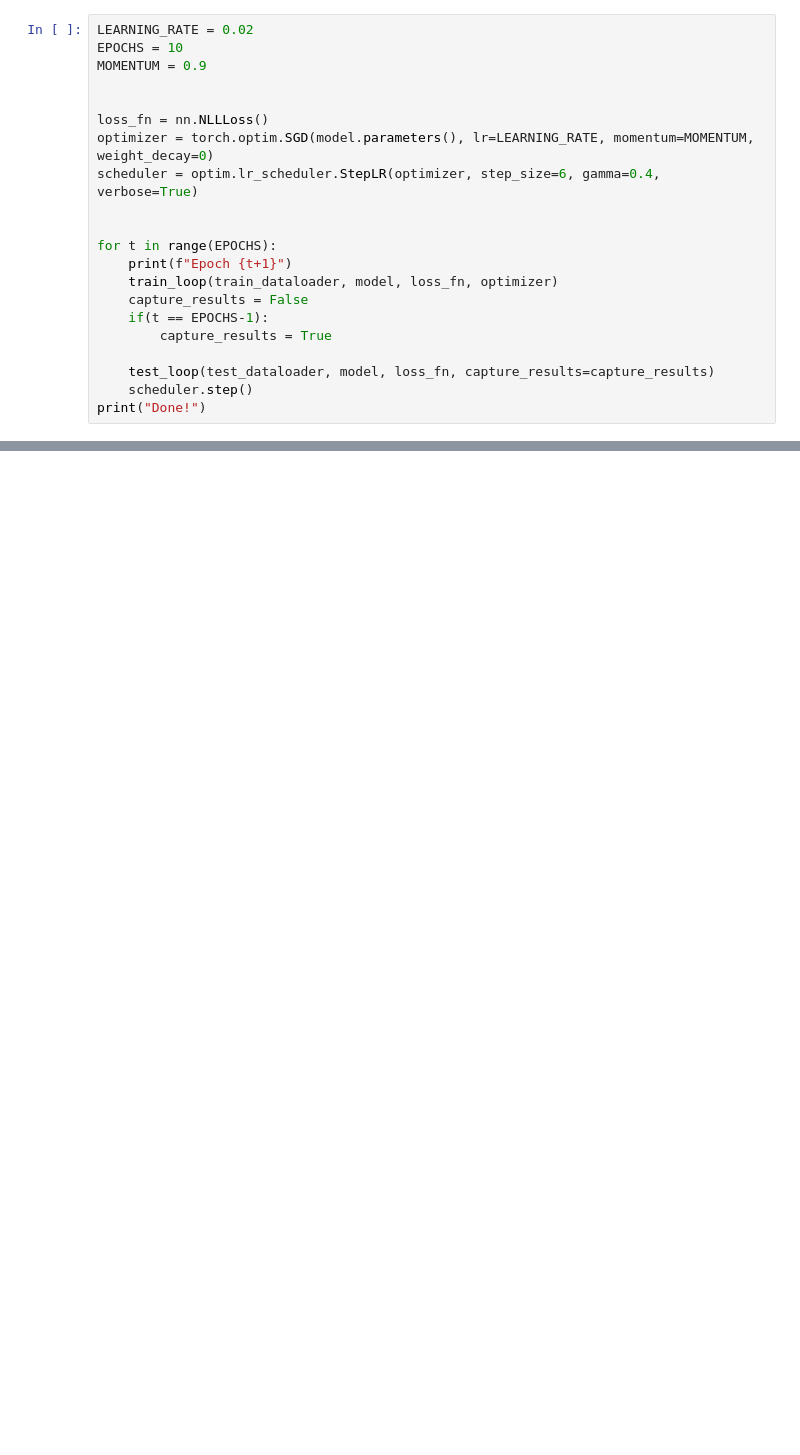
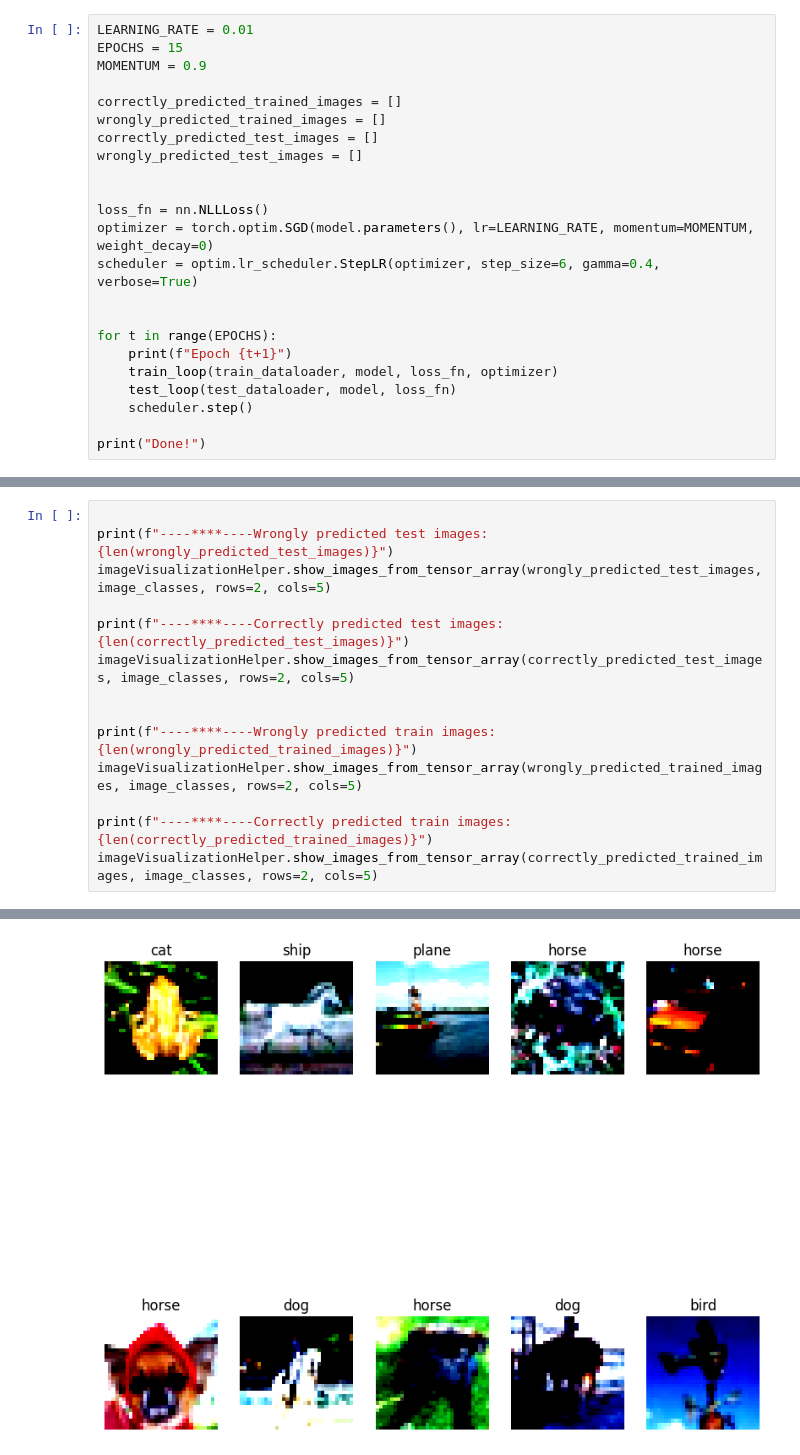
Before and after one commit to prithsha/erav2, a Jupyter notebook: session-8/assignment/assignment_8_model_2.ipynb, the cells around one changed output, grey strips where cells are left out. Saved outputs shown, nothing was run; the diff lists cells and outputs as text; blank space fills up the shorter version.

```diff
--- a/session-8/assignment/assignment_8_model_2.ipynb
+++ b/session-8/assignment/assignment_8_model_2.ipynb
@@ -400,7 +177,12 @@ def test_loop(dataloader, model, loss_fn, capture_results = False):
 # %%
-LEARNING_RATE = 0.02
-EPOCHS = 10
+LEARNING_RATE = 0.01
+EPOCHS = 15
 MOMENTUM = 0.9
+
+correctly_predicted_trained_images = []
+wrongly_predicted_trained_images = []
+correctly_predicted_test_images = []
+wrongly_predicted_test_images = []
 
 
 loss_fn = nn.NLLLoss()
@@ -411,12 +193,9 @@ scheduler = optim.lr_scheduler.StepLR(optimizer, step_size=6, gamma=0.4, verbose
 for t in range(EPOCHS):
     print(f"Epoch {t+1}")
     train_loop(train_dataloader, model, loss_fn, optimizer)
-    capture_results = False
-    if(t == EPOCHS-1):
-        capture_results = True
+    test_loop(test_dataloader, model, loss_fn)
+    scheduler.step()
 
-    test_loop(test_dataloader, model, loss_fn, capture_results=capture_results)
-    scheduler.step()
 print("Done!")
 # %% [output]
 Epoch 1
@@ -452,0 +264,15 @@ Done!
+# %%
+
+print(f"----****----Wrongly predicted test images: {len(wrongly_predicted_test_images)}")
+imageVisualizationHelper.show_images_from_tensor_array(wrongly_predicted_test_images, image_classes, rows=2, cols=5)
+
+print(f"----****----Correctly predicted test images: {len(correctly_predicted_test_images)}")
+imageVisualizationHelper.show_images_from_tensor_array(correctly_predicted_test_images, image_classes, rows=2, cols=5)
+
+
+print(f"----****----Wrongly predicted train images: {len(wrongly_predicted_trained_images)}")
+imageVisualizationHelper.show_images_from_tensor_array(wrongly_predicted_trained_images, image_classes, rows=2, cols=5)
+
+print(f"----****----Correctly predicted train images: {len(correctly_predicted_trained_images)}")
+imageVisualizationHelper.show_images_from_tensor_array(correctly_predicted_trained_images, image_classes, rows=2, cols=5)
+# %% [output]
@@ -452,0 +290 @@ Done!
+[figure, added]
```
Also changed, not shown: parts of 23 cells of this notebook, 11 other files.
